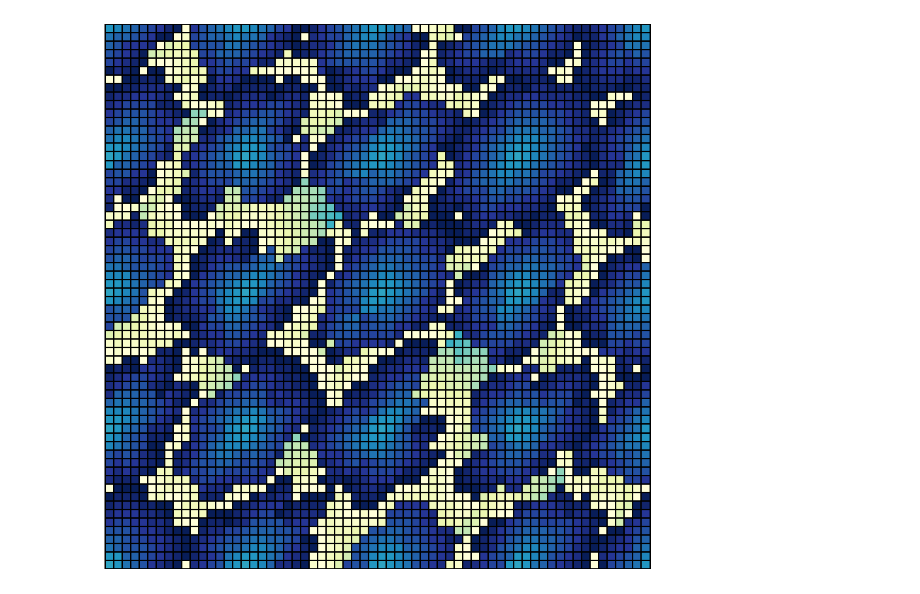
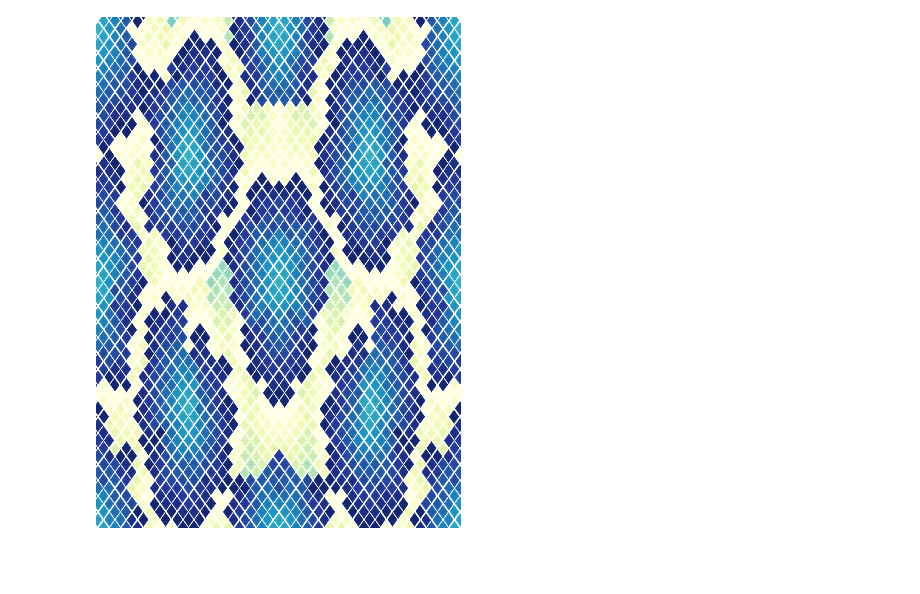
Before and after one commit to vitroid/snakeskin, a Jupyter notebook: snakeskin.ipynb, the cells around one changed output. Saved outputs shown, nothing was run; the diff lists cells and outputs as text; code cells hidden in the pictures; blank space fills up the shorter version.

```diff
--- a/snakeskin.ipynb
+++ b/snakeskin.ipynb
@@ -47,11 +80,0 @@ bigskin[L : 2 * L, :L] = skin.T
-# %%
-# plt.imshow(skin, cmap=plt.cm.copper)
-fig, ax = plt.subplots(figsize=(10, 10))
-plt.pcolormesh(dskin, edgecolors="k", linewidth=0.2, cmap=plt.cm.YlGnBu)
-plt.axis("equal")
-plt.setp(ax.spines.values(), alpha=0)
-ax.axes.xaxis.set_ticks([])
-ax.axes.yaxis.set_ticks([])
-fig.savefig("python.png")
-# %% [output]
-[figure, removed]
@@ -79,0 +81,15 @@ rot.save("python_pat.png")
+# %%
+skin = make_skin(L=64)
+skin = mirror(skin)
+# or
+# skin = bigmap(skin)
+img = paint(skin)
+img = make_tiles(img, scale=8)
+img = rotate45(img)
+width, height = img.size
+img = img.resize([width, height * 7 // 5], resample=Image.LANCZOS)
+
+img.save("python.png")
+img
+# %% [output]
+[figure, added]
```
Also changed, not shown: parts of 3 cells of this notebook, 2 other files.
